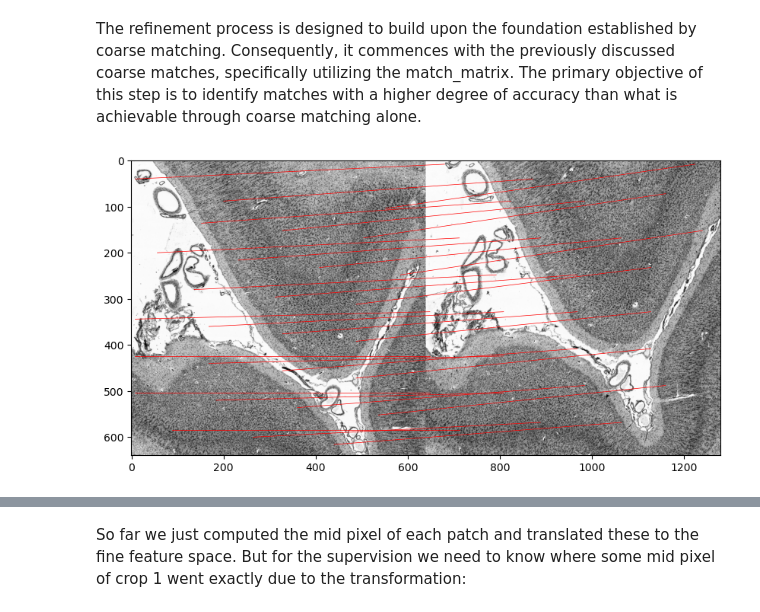
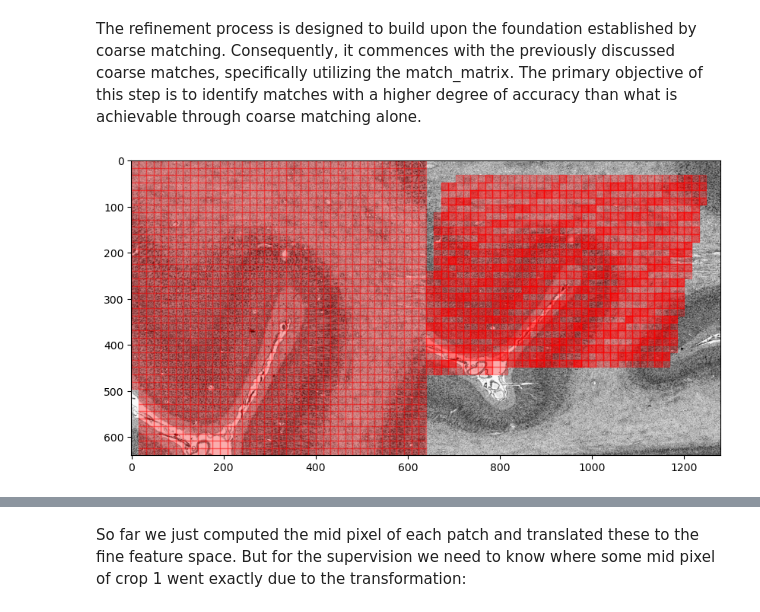
Before and after one commit to rorinr/HyperBrain, a Jupyter notebook: notebooks/supervision/fine_supervision.ipynb, the cells around one changed output, grey strips where cells are left out. Cells and saved outputs as stored; diff of their text form; code cells hidden in the pictures.

```diff
--- a/notebooks/supervision/fine_supervision.ipynb
+++ b/notebooks/supervision/fine_supervision.ipynb
@@ -40,16 +47,16 @@ The refinement process is designed to build upon the foundation established by c
 # %%
 from source.visualization.image_visualization import (
     plot_images_with_matches_via_match_matrix,
 )
 
 plot_images_with_matches_via_match_matrix(
     image_1=image_1_crop,
     image_2=image_2_crop,
-    match_matrix=match_matrix,
-    visualization_mode="lines",
+    ground_truth_match_matrix=match_matrix,
+    visualization_mode="patches",
 )
 # %% [output]
-[figure, old version]
+[figure, new version]
 # %%
 # Get matched patches in crop 1 and crop 2
 crop_1_patch_indices = match_matrix.nonzero()[:, 0]  # Get all patch indices in crop 1
```
Also changed, not shown: parts of 21 cells of this notebook, 17 other files.
